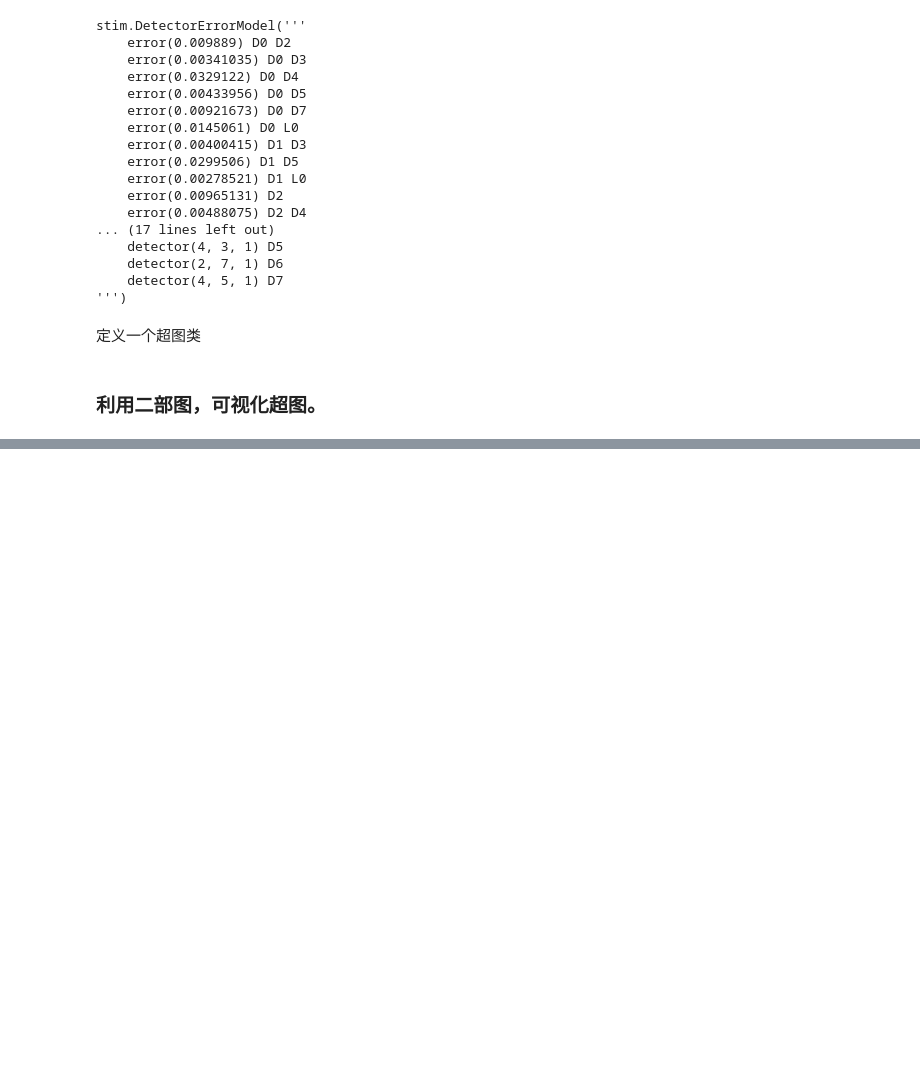
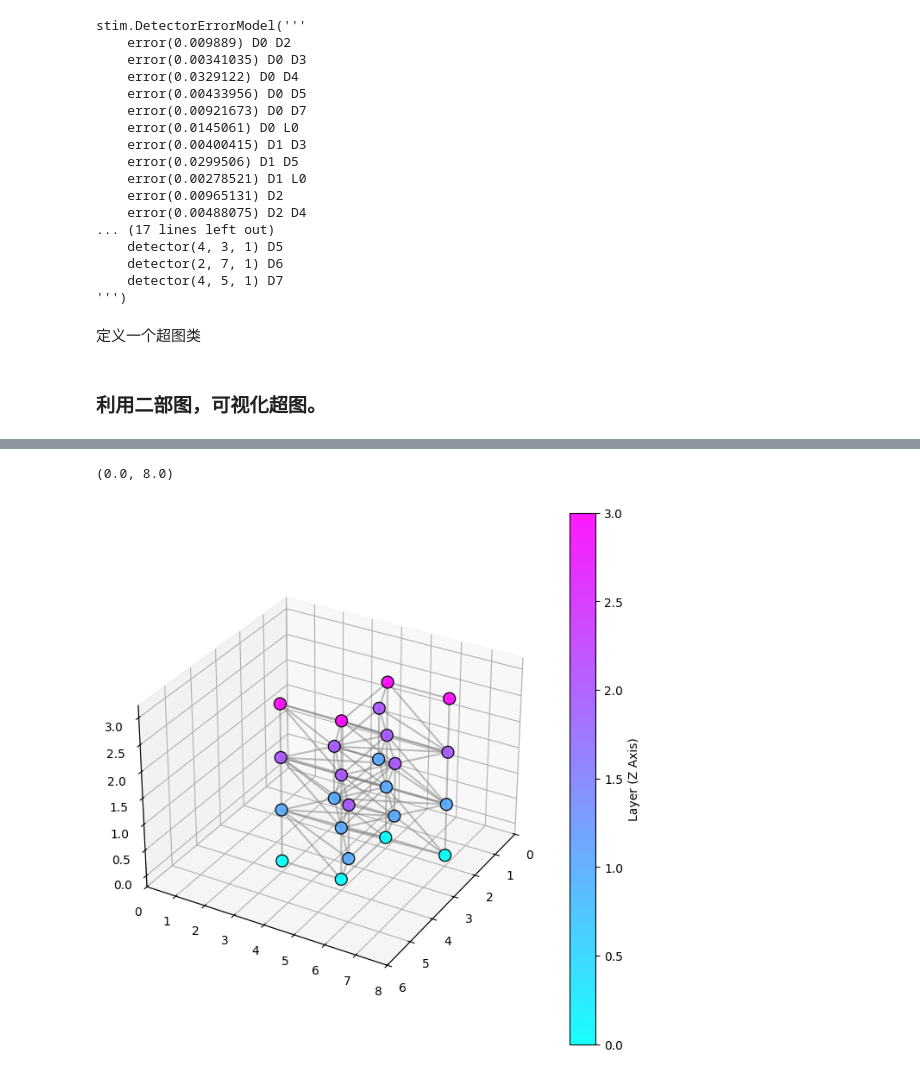
Before and after one commit to kechen666/google_qec_3_experiment, a Jupyter notebook: google_qec_surface_code/parallel_mld.ipynb, the cells around one changed output, grey strips where cells are left out. Drawn from its saved outputs; the diff is of its cells as text; code cells hidden in the pictures; blank space fills up the shorter version.

```diff
--- a/google_qec_surface_code/parallel_mld.ipynb
+++ b/google_qec_surface_code/parallel_mld.ipynb
@@ -169,0 +395,35 @@ plt.show()
+# %%
+pos = nx.get_node_attributes(G, 'pos')
+
+# 定义颜色映射，根据 z 值区分不同层
+colors = [pos[node][2] for node in G.nodes()]
+
+# 创建三维图形
+fig = plt.figure()
+ax = fig.add_subplot(111, projection='3d')
+
+# 绘制节点（使用颜色区分层数）
+sc = ax.scatter(
+    [pos[node][0] for node in G.nodes()],
+    [pos[node][1] for node in G.nodes()],
+    [pos[node][2] for node in G.nodes()],
+    c=colors, cmap='cool', s=100, edgecolor='k', alpha=0.9
+)
+
+# 添加颜色条
+plt.colorbar(sc, ax=ax, label='Layer (Z Axis)')
+
+# 绘制边
+for u, v in G.edges():
+    x_values = [pos[u][0], pos[v][0]]
+    y_values = [pos[u][1], pos[v][1]]
+    z_values = [pos[u][2], pos[v][2]]
+    ax.plot(x_values, y_values, z_values, color='gray', alpha=0.5)
+
+# 调整视角和坐标范围
+ax.view_init(elev=30, azim=30)  # 调整视角
+ax.set_xlim([0, 6])
+ax.set_ylim([0, 8])
+# %% [output]
+(0.0, 8.0)
+[figure, added]
```
Also changed, not shown: parts of 29 cells of this notebook.
